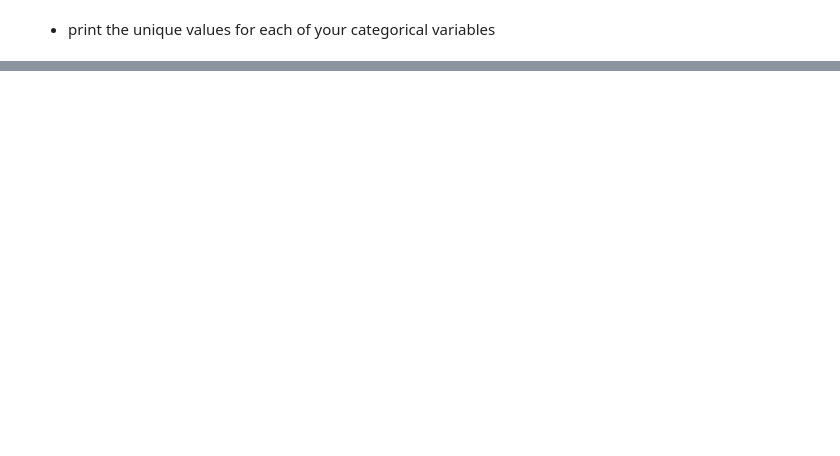
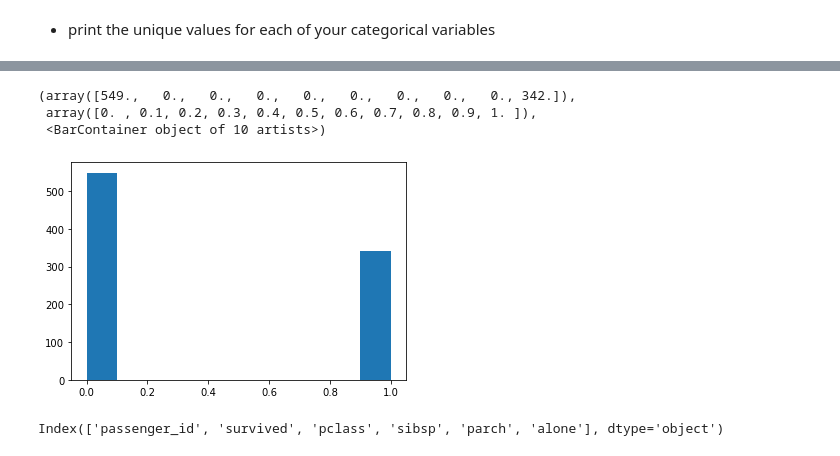
Before and after one commit to rajaramgautam/classification-exercises, a Jupyter notebook: classification_exercises.ipynb, the cells around one changed output, grey strips where cells are left out. Saved outputs shown, nothing was run; the diff lists cells and outputs as text; code cells hidden in the pictures; blank space fills up the shorter version.

```diff
--- a/classification_exercises.ipynb
+++ b/classification_exercises.ipynb
@@ -348,0 +256,4 @@ Name: Embarked, dtype: int64
+# %%
+df_titanic = acquire.get_titanic_data()
+# viewing first 5 rows
+df_titanic.head()
@@ -348,0 +309,13 @@ Name: Embarked, dtype: int64
+# %%
+# Checking out distributions of numeric columns
+plt.hist(df_titanic['survived'])
+# %% [output]
+(array([549.,   0.,   0.,   0.,   0.,   0.,   0.,   0.,   0., 342.]),
+ array([0. , 0.1, 0.2, 0.3, 0.4, 0.5, 0.6, 0.7, 0.8, 0.9, 1. ]),
+ <BarContainer object of 10 artists>)
+[figure, added]
+# %%
+num_cols = df_titanic.columns[[df_titanic[col].dtype == 'int64' for col in df_titanic.columns]]
+num_cols
+# %% [output]
+Index(['passenger_id', 'survived', 'pclass', 'sibsp', 'parch', 'alone'], dtype='object')
```
Also changed, not shown: parts of 191 cells of this notebook.
